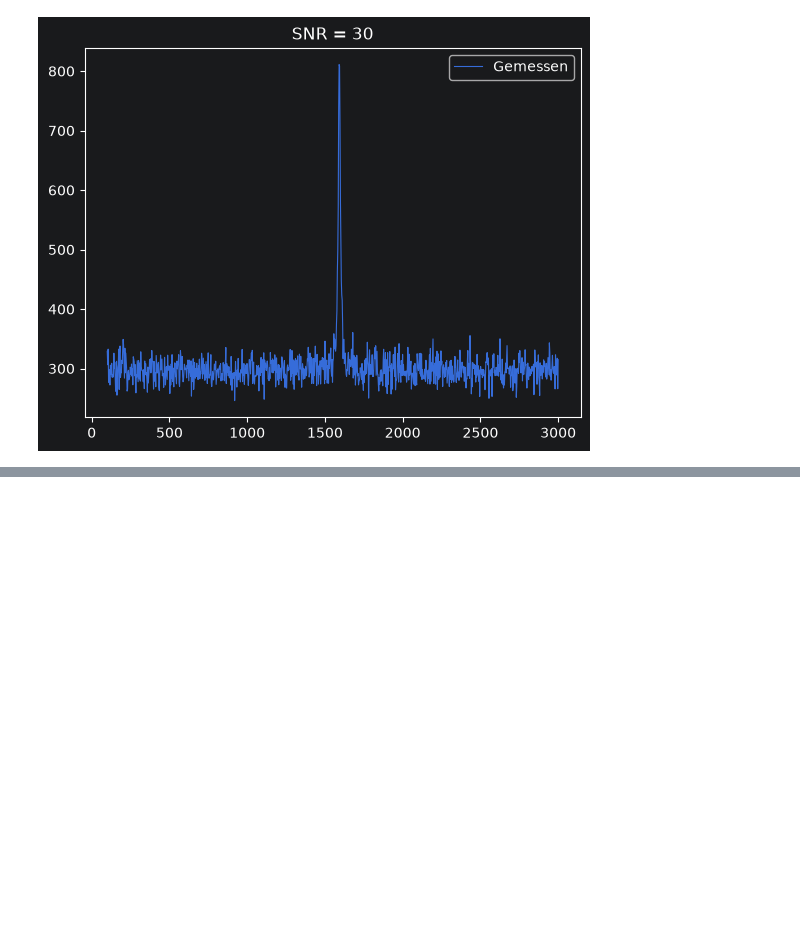
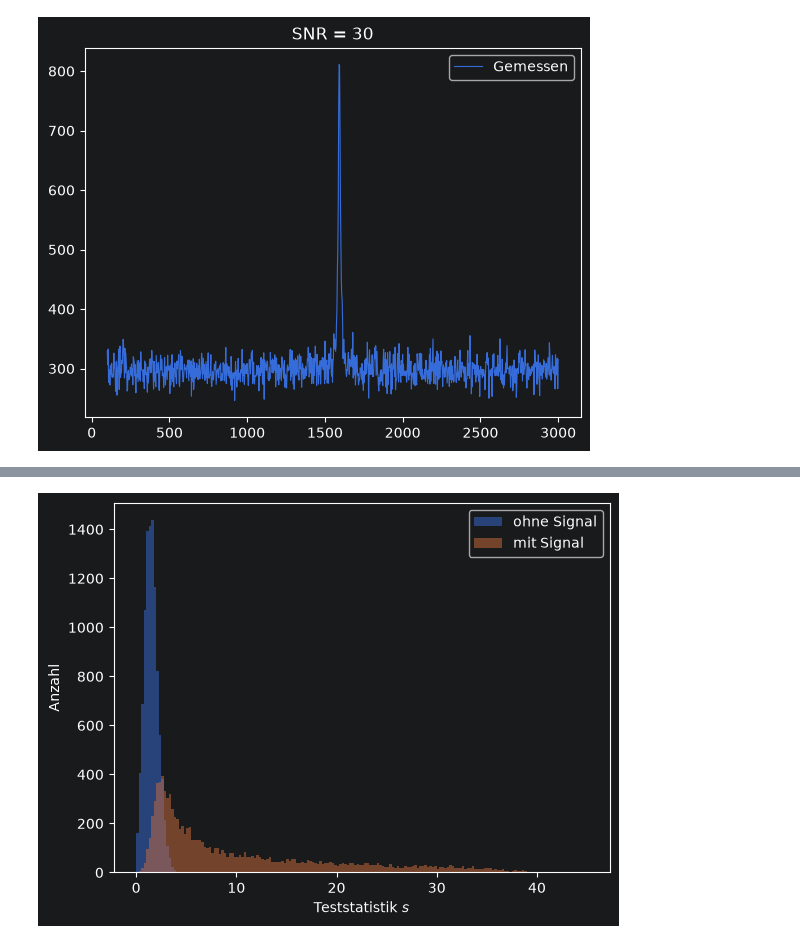
Before and after one commit to C0MaE/raman-detection-limits, a Jupyter notebook: notebooks/plot_lorentz.ipynb, the cells around one changed output, grey strips where cells are left out. Cells and saved outputs as stored; diff of their text form; code cells hidden in the pictures; blank space fills up the shorter version.

```diff
--- a/notebooks/plot_lorentz.ipynb
+++ b/notebooks/plot_lorentz.ipynb
@@ -73,0 +102,15 @@ for snr in [3, 4, 6, 10, 30]:
+# %%
+data = np.load("../data/dataset.npz")
+X, y, snr, nu = data["X"], data["y"], data["snr"], data["nu"]
+
+s = baseline.detection_statistic(X=X, nu=nu, cfg=cfg)
+
+bins = np.linspace(0, 45, 181)
+plt.hist(s[y == 0], bins=bins, alpha=0.5, label="ohne Signal")
+plt.hist(s[y == 1], bins=bins, alpha=0.5, label="mit Signal")
+plt.xlabel("Teststatistik $s$")
+plt.ylabel("Anzahl")
+plt.legend()
+plt.show()
+# %% [output]
+[figure, added]
```
Also changed, not shown: parts of 5 cells of this notebook, 7 other files.
